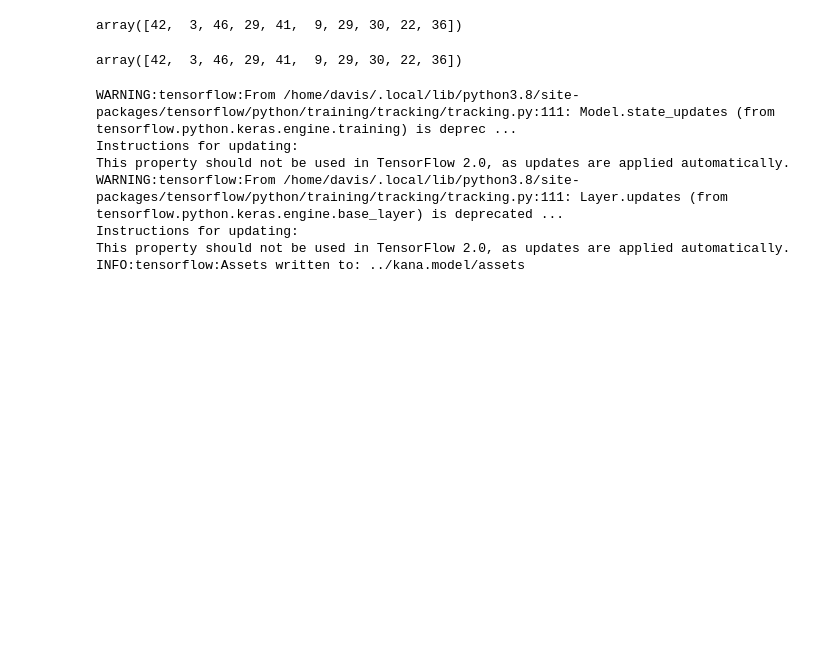
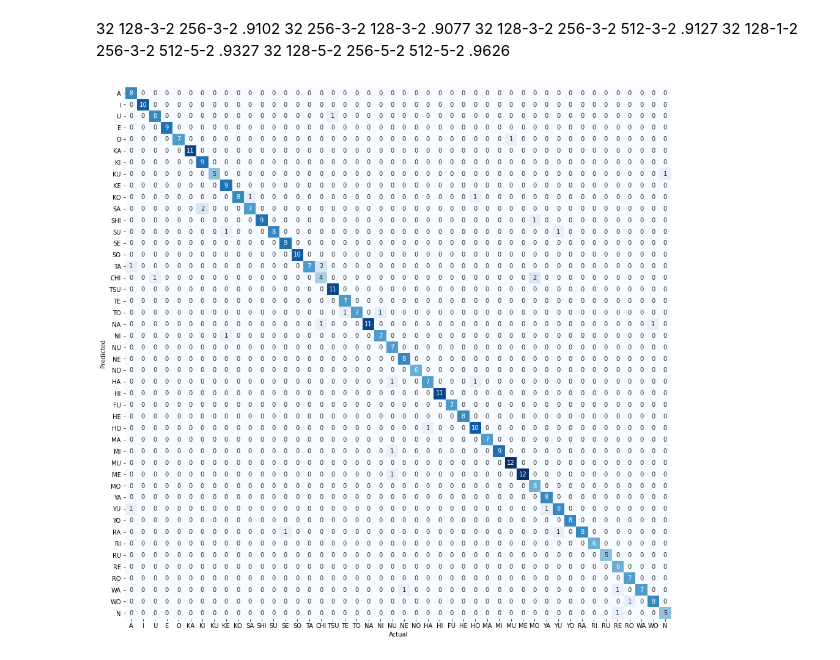
Before and after one commit to dbusteed/kana-quiz, a Jupyter notebook: scripts/model_development.ipynb, the cells around one changed output. Drawn from its saved outputs; the diff is of its cells as text; code cells hidden in the pictures; blank space fills up the shorter version.

```diff
--- a/scripts/model_development.ipynb
+++ b/scripts/model_development.ipynb
@@ -45,17 +72,18 @@ model = keras.Sequential([
     layers.Dense(len(ENCODER)+1, activation="softmax"),
 ])
 # %%
-early_stopping = keras.callbacks.EarlyStopping(monitor="val_accuracy", patience=3)
+early_stopping = keras.callbacks.EarlyStopping(monitor="val_accuracy", patience=1)
+optimizer = keras.optimizers.Adam()
 
 model.compile(loss='sparse_categorical_crossentropy',
-              optimizer="adam",
+              optimizer=optimizer,
               metrics=['accuracy'])
 # %%
-model.fit(imgs,
-          labels,
+model.fit(imgs_train,
+          labels_train,
           batch_size=batch_size,
           epochs=epochs,
-          validation_split=0.30,
+          validation_data=(imgs_test, labels_test),
           callbacks=[early_stopping])
 # %% [output]
 Epoch 1/20
@@ -87,18 +100,27 @@ i = imgs[:10]
+# %% [markdown]
+32 128-3-2 256-3-2 .9102
+32 256-3-2 128-3-2 .9077
+32 128-3-2 256-3-2 512-3-2 .9127
+32 128-1-2 256-3-2 512-5-2 .9327
+32 128-5-2 256-5-2 512-5-2 .9626
 # %%
-np.argmax(model.predict(i), axis=-1)
+labels_pred = np.argmax(model.predict(imgs_test), axis=-1)
-# %% [output]
-array([42,  3, 46, 29, 41,  9, 29, 30, 22, 36])
-# %%
-labels[:10]
-# %% [output]
-array([42,  3, 46, 29, 41,  9, 29, 30, 22, 36])
+# %%
+cm = confusion_matrix(labels_test, labels_pred, labels=list(ENCODER.inverse.keys()))
+# %%
+plt.figure(figsize=(16, 16))
+sns.heatmap(cm,
+            annot=True,
+            cbar=False,
+            cmap="Blues",
+            xticklabels=list(ENCODER.keys()),
+            yticklabels=list(ENCODER.keys()),
+           )
+plt.xticks(rotation=0)
+plt.xlabel('Actual')
+plt.ylabel('Predicted')
+plt.show()
+# %% [output]
+[figure, added]
 # %%
-model.save("../kana.model")
+# model.save("../kana.model")
-# %% [output]
-WARNING:tensorflow:From /home/davis/.local/lib/python3.8/site-packages/tensorflow/python/training/tracking/tracking.py:111: Model.state_updates (from tensorflow.python.keras.engine.training) is deprec ...
-Instructions for updating:
-This property should not be used in TensorFlow 2.0, as updates are applied automatically.
-WARNING:tensorflow:From /home/davis/.local/lib/python3.8/site-packages/tensorflow/python/training/tracking/tracking.py:111: Layer.updates (from tensorflow.python.keras.engine.base_layer) is deprecated ...
-Instructions for updating:
-This property should not be used in TensorFlow 2.0, as updates are applied automatically.
-INFO:tensorflow:Assets written to: ../kana.model/assets
```
Also changed, not shown: parts of 12 cells of this notebook, 17 other files.
